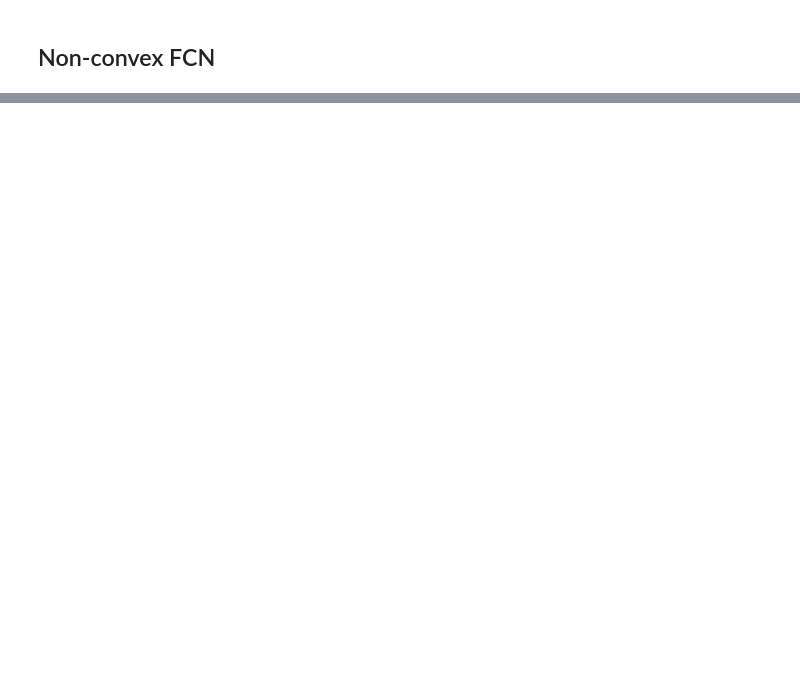
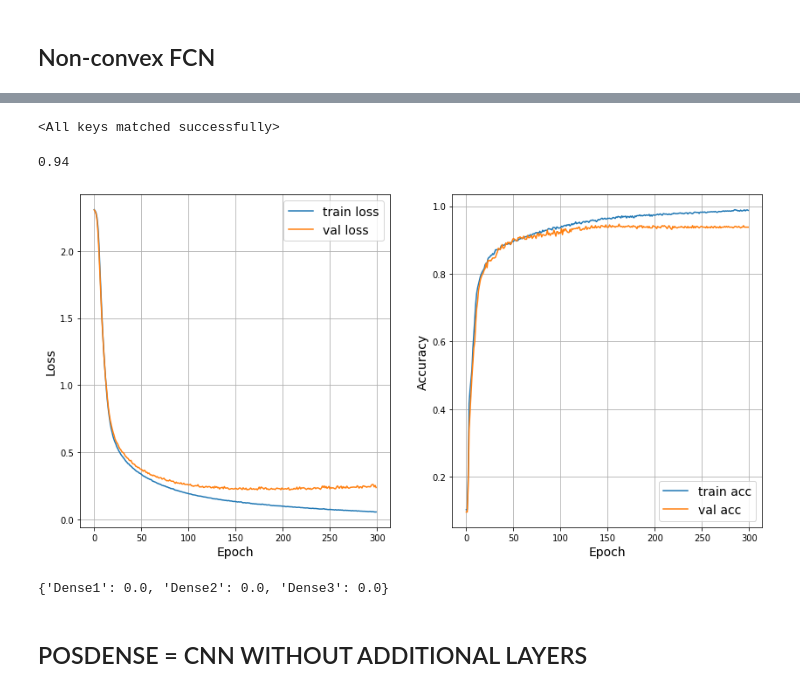
Before and after one commit to lit-leo/inner-convex-nn, a Jupyter notebook: MNIST Classification With No Skips.ipynb, the cells around one changed output, grey strips where cells are left out. Saved outputs shown, nothing was run; the diff lists cells and outputs as text; code cells hidden in the pictures; blank space fills up the shorter version.

```diff
--- a/MNIST Classification With No Skips.ipynb
+++ b/MNIST Classification With No Skips.ipynb
@@ -85,0 +169,40 @@ val_loader = torch_data.DataLoader(val_dset, batch_size=100, shuffle=False)
+# %%
+net.load_state_dict(torch.load('fcn'))
+# %% [output]
+<All keys matched successfully>
+# %%
+get_accuracy(net, val_dset)
+# %% [output]
+0.94
+# %%
+val_losses = np.load('val_loss_fcn.npy')
+train_losses = np.load('train_loss_fcn.npy')
+train_accs = np.load('train_acc_fcn.npy')
+val_accs = np.load('val_acc_fcn.npy')
+# %%
+def plot_losses_accs(train_losses, val_losses, train_accs, val_accs):
+    fig, axs = plt.subplots(nrows=1, ncols=2, figsize=(14, 7))
+    axs[0].grid()
+    axs[0].plot(train_losses, label="train loss")
+    axs[0].plot(val_losses, label="val loss")
+    axs[0].set_xlabel("Epoch", fontsize=14)
+    axs[0].set_ylabel("Loss", fontsize=14)
+    axs[0].legend(fontsize=14)
+
+    axs[1].grid()
+    axs[1].plot(train_accs, label="train acc")
+    axs[1].plot(val_accs, label="val acc")
+    axs[1].set_xlabel("Epoch", fontsize=14)
+    axs[1].set_ylabel("Accuracy", fontsize=14)
+    axs[1].legend(fontsize=14)
+    plt.show()
+# %%
+plot_losses_accs(train_losses, val_losses, train_accs, val_accs)
+# %% [output]
+[figure, added]
+# %%
+net.get_sparsities()
+# %% [output]
+{'Dense1': 0.0, 'Dense2': 0.0, 'Dense3': 0.0}
+# %% [markdown]
+## POSDENSE = CNN WITHOUT ADDITIONAL LAYERS
```
Also changed, not shown: parts of 34 cells of this notebook.
